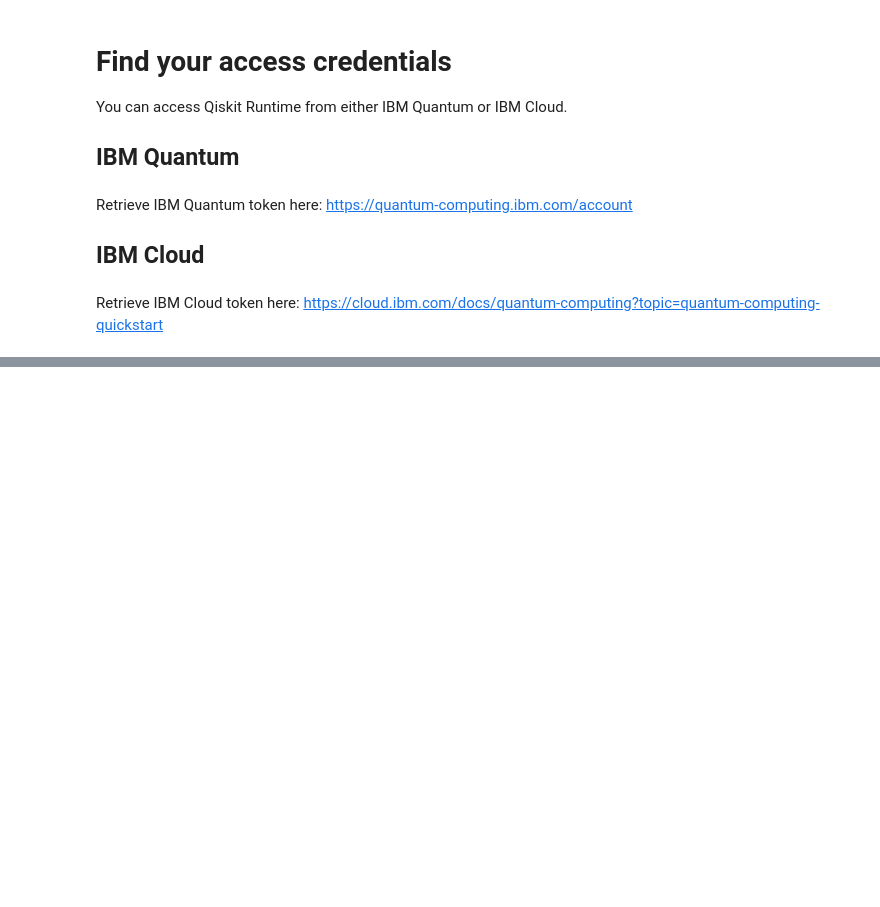
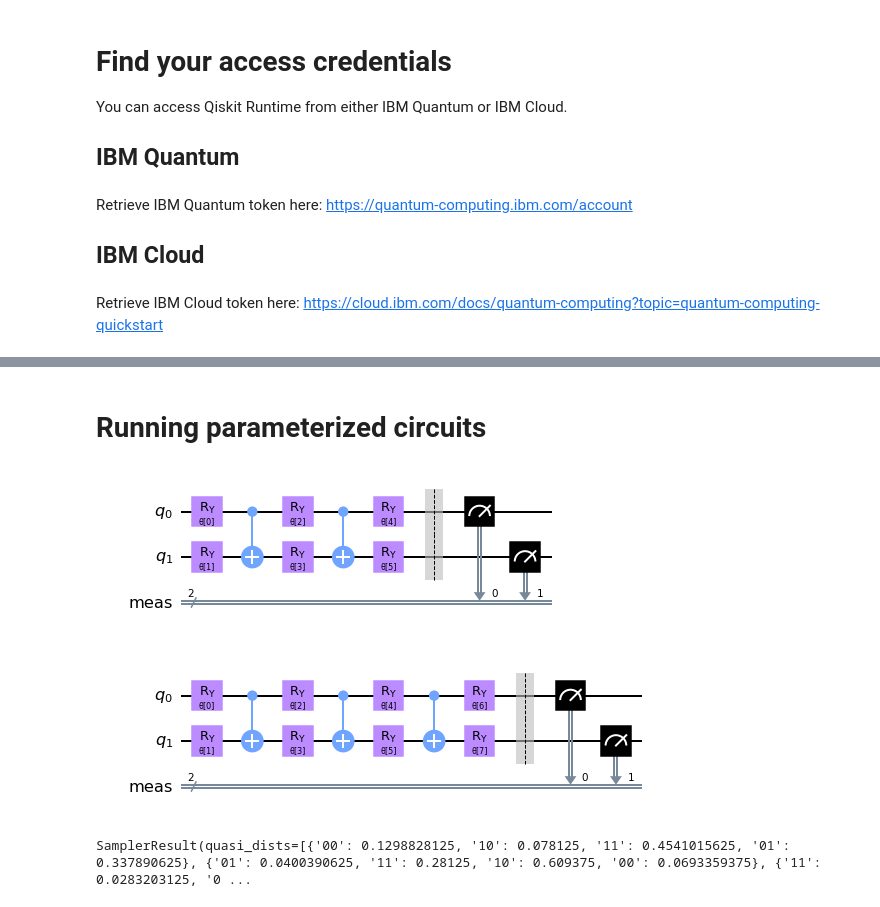
Before and after one commit to HuangJunye/presentations, a Jupyter notebook: 2022-05-24 Qiskit Runtime Talk/Qiskit Runtime talk.ipynb, the cells around one changed output, grey strips where cells are left out. Drawn from its saved outputs; the diff is of its cells as text; code cells hidden in the pictures; blank space fills up the shorter version.

```diff
--- a/2022-05-24 Qiskit Runtime Talk/Qiskit Runtime talk.ipynb
+++ b/2022-05-24 Qiskit Runtime Talk/Qiskit Runtime talk.ipynb
@@ -103,0 +148,26 @@ print(result)
+# %% [markdown]
+# Running parameterized circuits
+# %%
+from qiskit.circuit.library import RealAmplitudes
+from IPython.display import display
+
+# parameterized circuit
+pqc = RealAmplitudes(num_qubits=2, reps=2)
+pqc.measure_all()
+pqc2 = RealAmplitudes(num_qubits=2, reps=3)
+pqc2.measure_all()
+display(pqc.decompose().draw())
+display(pqc2.decompose().draw())
+# %% [output]
+[figure, added]
+[figure, added]
+# %%
+theta1 = [0, 1, 1, 2, 3, 5]
+theta2 = [1, 2, 3, 4, 5, 6]
+theta3 = [0, 1, 2, 3, 4, 5, 6, 7]
+
+with Sampler(circuits=[pqc, pqc2], service=service, options={ "backend": "ibmq_qasm_simulator" }) as sampler:
+    result = sampler(circuit_indices=[0, 0, 1], parameter_values=[theta1, theta2, theta3])
+    print(result)
+# %% [output]
+SamplerResult(quasi_dists=[{'00': 0.1298828125, '10': 0.078125, '11': 0.4541015625, '01': 0.337890625}, {'01': 0.0400390625, '11': 0.28125, '10': 0.609375, '00': 0.0693359375}, {'11': 0.0283203125, '0 ...
```
Also changed, not shown: parts of 13 cells of this notebook.
